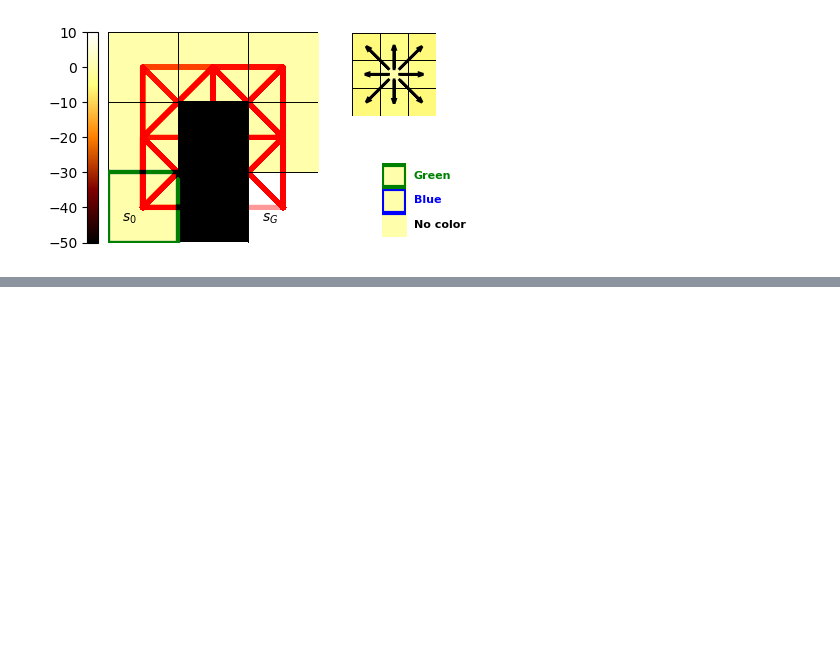
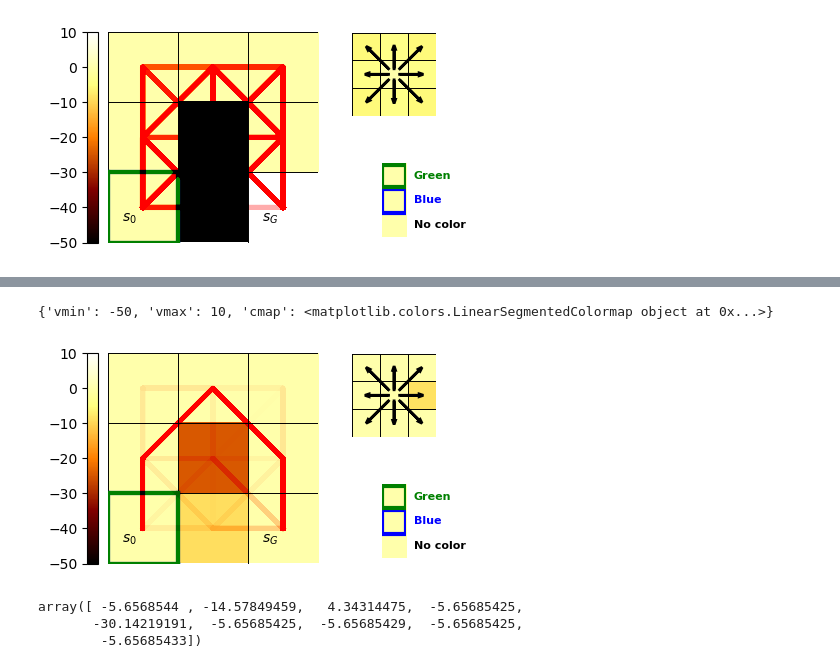
Before and after one commit to jwagner31/soft_constraint_irl, a Jupyter notebook: notebooks/MMP copy.ipynb, the cells around one changed output, grey strips where cells are left out. Saved outputs shown, nothing was run; the diff lists cells and outputs as text; code cells hidden in the pictures; blank space fills up the shorter version.

```diff
--- a/notebooks/MMP copy.ipynb
+++ b/notebooks/MMP copy.ipynb
@@ -365,0 +379,5 @@ G.plot_world('test', c, c_cfg.state_penalties,
+# %%
+q_function, v_function = value_iteration(p_transition, learned_params.reward, discount)
+policy = stochastic_policy_from_q_value(world, q_function) #get policy from running RL with initial reward function
+policy_exec = stochastic_policy_adapter(policy)
+#policy_list.append(policy)
@@ -365,0 +386,15 @@ G.plot_world('test', c, c_cfg.state_penalties,
+# %%
+demo_joe = Demonstration(sample_tjs, policy)
+# %%
+p = G.plot_world('Learned Constrained', learned_mdp, learned_params.state_weights,
+              learned_params.action_weights, learned_params.color_weights,
+              demo_joe, c_cfg.blue, c_cfg.green, vmin=-50, vmax=10)
+# %% [output]
+{'vmin': -50, 'vmax': 10, 'cmap': <matplotlib.colors.LinearSegmentedColormap object at 0x...>}
+[figure, added]
+# %%
+learned_params.reward[3, 5,:]
+# %% [output]
+array([ -5.6568544 , -14.57849459,   4.34314475,  -5.65685425,
+       -30.14219191,  -5.65685425,  -5.65685429,  -5.65685425,
+        -5.65685433])
```
Also changed, not shown: parts of 15 cells of this notebook, 2 other files.
